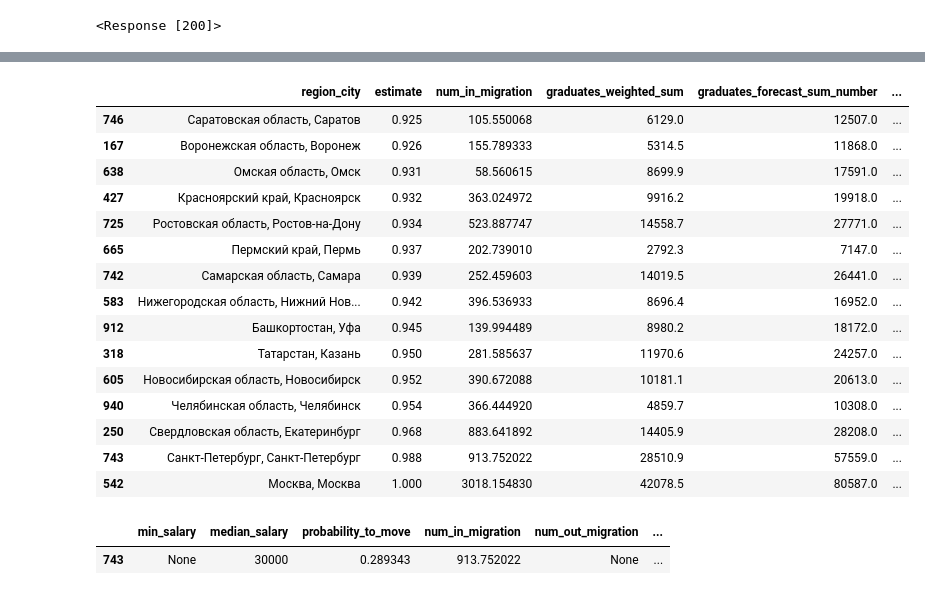
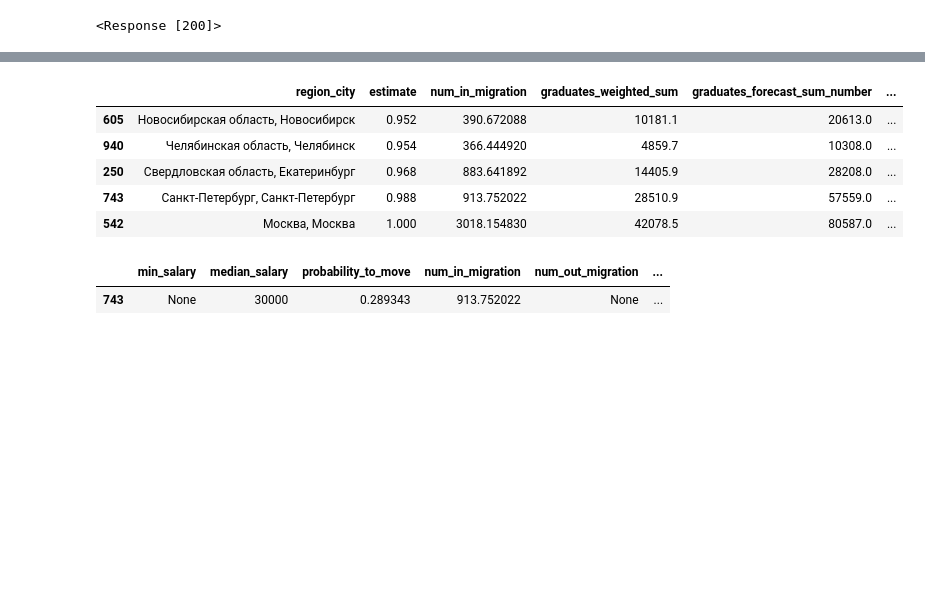
Before and after one commit to RitaMargari/industrial-location, a Jupyter notebook: api/app_test.ipynb, the cells around one changed output, grey strips where cells are left out. Cells and saved outputs as stored; diff of their text form; code cells hidden in the pictures; blank space fills up the shorter version.

```diff
--- a/api/app_test.ipynb
+++ b/api/app_test.ipynb
@@ -21,4 +21,4 @@ test_request = {"workforce_type":"all","specialities":{"0":0.9,"1":1,"4":0.1,"8"
 # %%
 # responses = r.post('http://10.32.1.62:5500/api/calculation/estimates', json=test_request)
 # responses = r.post('http://172.17.0.2:5000/api/calculation/estimates', json=test_request)
-responses = r.post('http://0.0.0.0:5000/api/calculation/estimates', json=test_request)
+responses = r.post('http://127.0.0.1:8000/api/calculation/estimates', json=test_request)
@@ -72,28 +99,18 @@ estimates
 # %%
 estimates[
     [
         "region_city",
         "estimate",
         "num_in_migration",
         "graduates_weighted_sum",
         "graduates_forecast_sum_number",
         "cv_count_weighted_sum",
         "one_vacancy_out_response",
         "probability_to_move"
     ]
-].sort_values(by='estimate').tail(15)
+].sort_values(by='estimate').tail(5)
 # %% [output]
 |  | region_city | estimate | num_in_migration | graduates_weighted_sum | graduates_forecast_sum_number | ... |
-| 746 | Саратовская область, Саратов | 0.925 | 105.550068 | 6129.0 | 12507.0 | ... |
-| 167 | Воронежская область, Воронеж | 0.926 | 155.789333 | 5314.5 | 11868.0 | ... |
-| 638 | Омская область, Омск | 0.931 | 58.560615 | 8699.9 | 17591.0 | ... |
-| 427 | Красноярский край, Красноярск | 0.932 | 363.024972 | 9916.2 | 19918.0 | ... |
-| 725 | Ростовская область, Ростов-на-Дону | 0.934 | 523.887747 | 14558.7 | 27771.0 | ... |
-| 665 | Пермский край, Пермь | 0.937 | 202.739010 | 2792.3 | 7147.0 | ... |
-| 742 | Самарская область, Самара | 0.939 | 252.459603 | 14019.5 | 26441.0 | ... |
-| 583 | Нижегородская область, Нижний Нов... | 0.942 | 396.536933 | 8696.4 | 16952.0 | ... |
-| 912 | Башкортостан, Уфа | 0.945 | 139.994489 | 8980.2 | 18172.0 | ... |
-| 318 | Татарстан, Казань | 0.950 | 281.585637 | 11970.6 | 24257.0 | ... |
 | 605 | Новосибирская область, Новосибирск | 0.952 | 390.672088 | 10181.1 | 20613.0 | ... |
 | 940 | Челябинская область, Челябинск | 0.954 | 366.444920 | 4859.7 | 10308.0 | ... |
 | 250 | Свердловская область, Екатеринбург | 0.968 | 883.641892 | 14405.9 | 28208.0 | ... |
```
Also changed, not shown: parts of 24 cells of this notebook, 7 other files.
